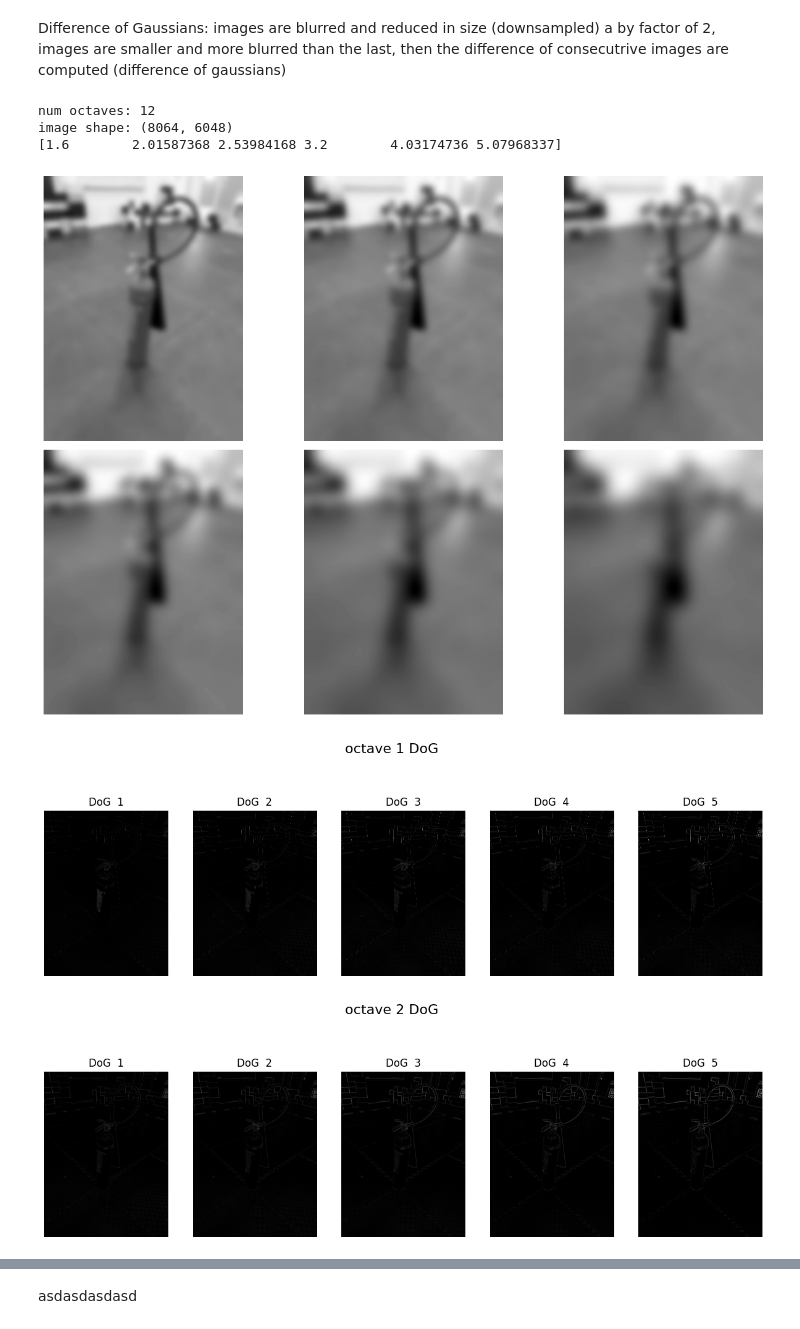
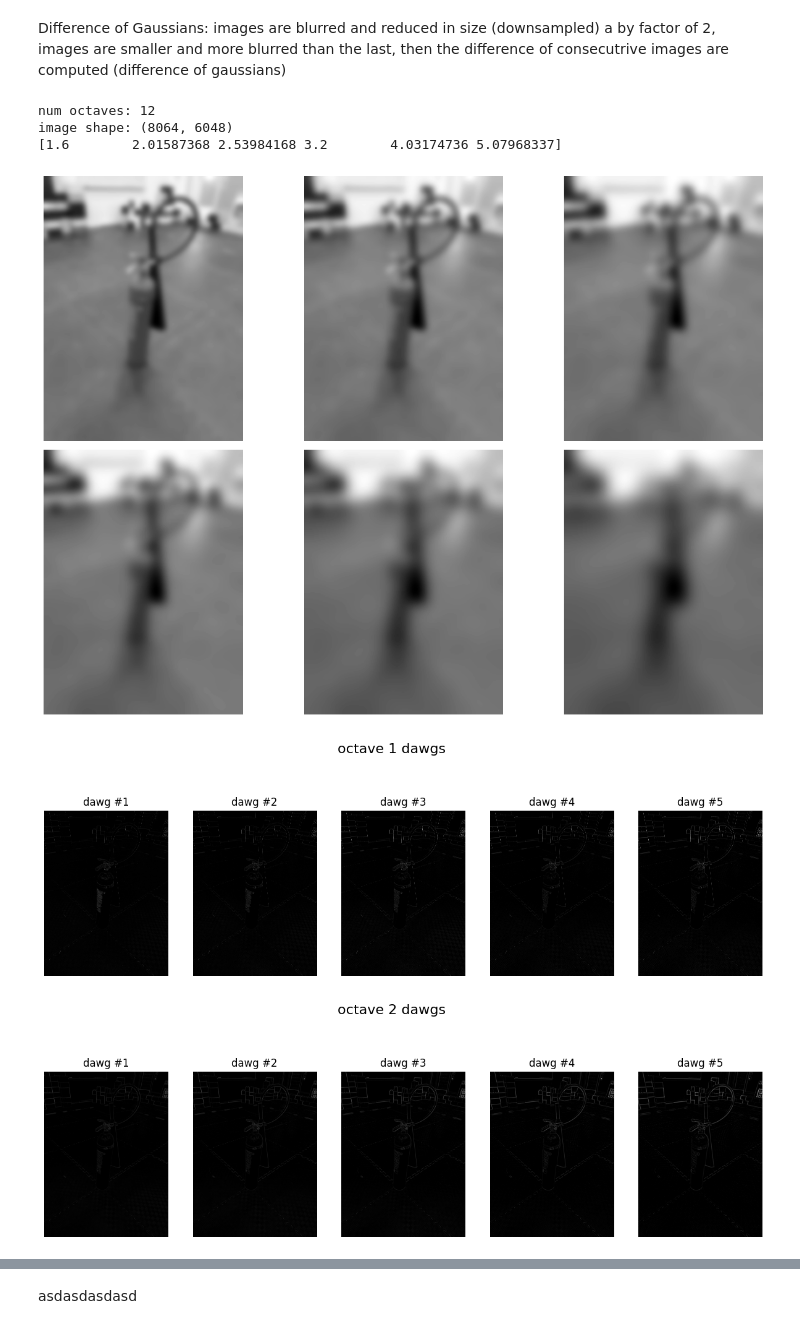
Before and after one commit to mvhhampek/r7020e_project, a Jupyter notebook: feature_extraction.ipynb, the cells around one changed output, grey strips where cells are left out. Cells and saved outputs as stored; diff of their text form; code cells hidden in the pictures.

```diff
--- a/feature_extraction.ipynb
+++ b/feature_extraction.ipynb
@@ -82,7 +82,7 @@ def get_DoGs(image, sigma = 1.6, num_scales = 3):
 img = cv2.cvtColor(anchor_set[0], cv2.COLOR_RGB2GRAY)
 sigma = 1.6
 img = cv2.resize(img, (0,0), fx=2, fy=2, interpolation=cv2.INTER_LINEAR)
-img = cv2.GaussianBlur(img, (3,3), sigmaX = sigma, sigmaY = sigma)
+img = cv2.GaussianBlur(img, (0,0), sigmaX = sigma, sigmaY = sigma)
 dogs, gaussians = get_DoGs(img, sigma, 3)
 
 def plot_imgs(imgs):
@@ -97,34 +97,34 @@ def plot_imgs(imgs):
         axs[i].axis('off')
 
 
     for j in range(i + 1, len(axs)):
         axs[j].axis('off')
 
     plt.tight_layout()
     plt.show()
 
 def plot_dawgs(DoGs):
     for octave_idx, DoG_octave in enumerate(DoGs):
         num_dogs_in_octave = len(DoG_octave)
 
         fig, axs = plt.subplots(1, num_dogs_in_octave, figsize=(15, 5))
-        fig.suptitle(f'octave {octave_idx + 1} DoG', fontsize=16)
+        fig.suptitle(f'octave {octave_idx + 1} dawgs', fontsize=16)
 
         if num_dogs_in_octave == 1:
             axs = [axs]
 
         for dog_idx, dog_img in enumerate(DoG_octave):
             axs[dog_idx].imshow(dog_img, cmap='gray')
-            axs[dog_idx].set_title(f'DoG  {dog_idx + 1}')
+            axs[dog_idx].set_title(f'dawg #{dog_idx + 1}')
             axs[dog_idx].axis('off')
         plt.show()
 
 plot_imgs(gaussians[5])
 plot_dawgs(dogs[:3])
 # %% [output]
 num octaves: 12
 image shape: (8064, 6048)
 [1.6        2.01587368 2.53984168 3.2        4.03174736 5.07968337]
 [figure]
-[figure, old version]
+[figure, new version]
-[figure, old version]
+[figure, new version]
```
Also changed, not shown: parts of 7 cells of this notebook.
